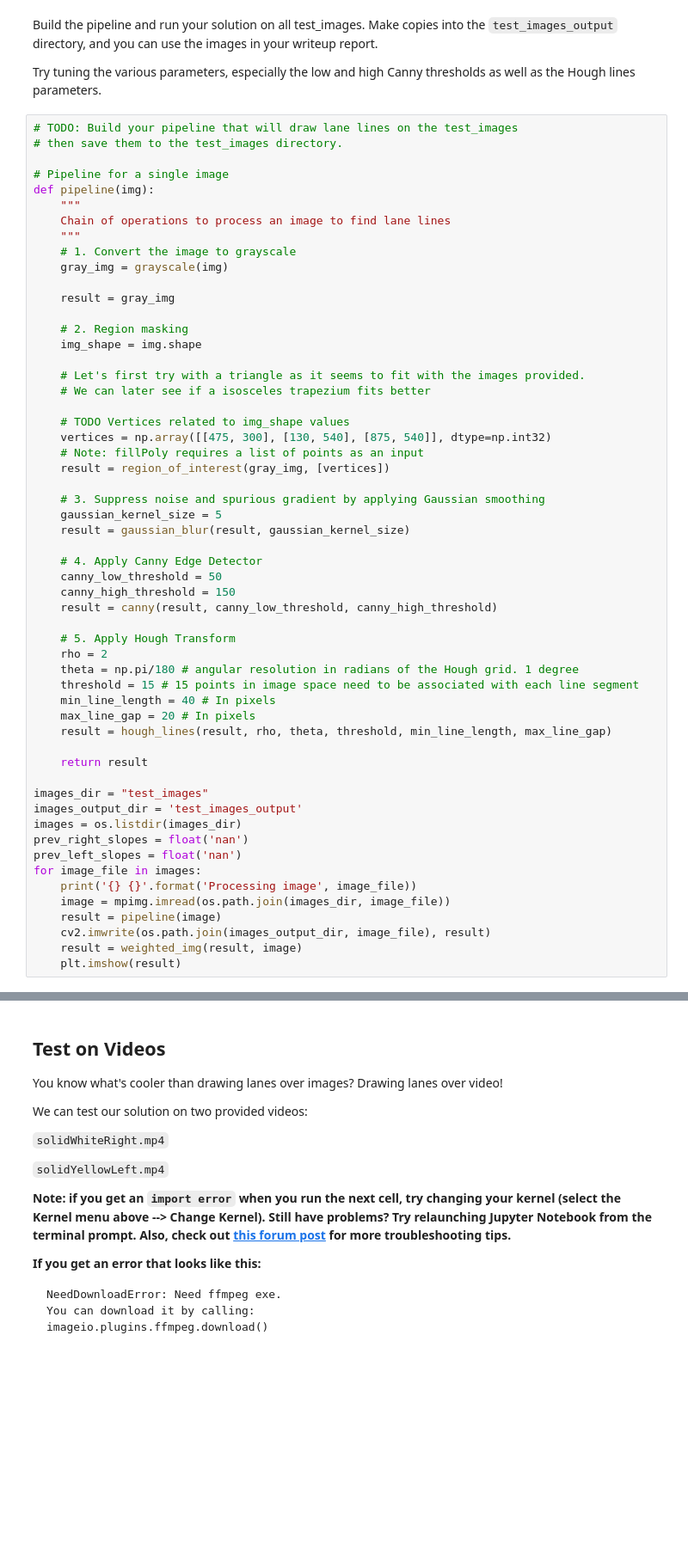
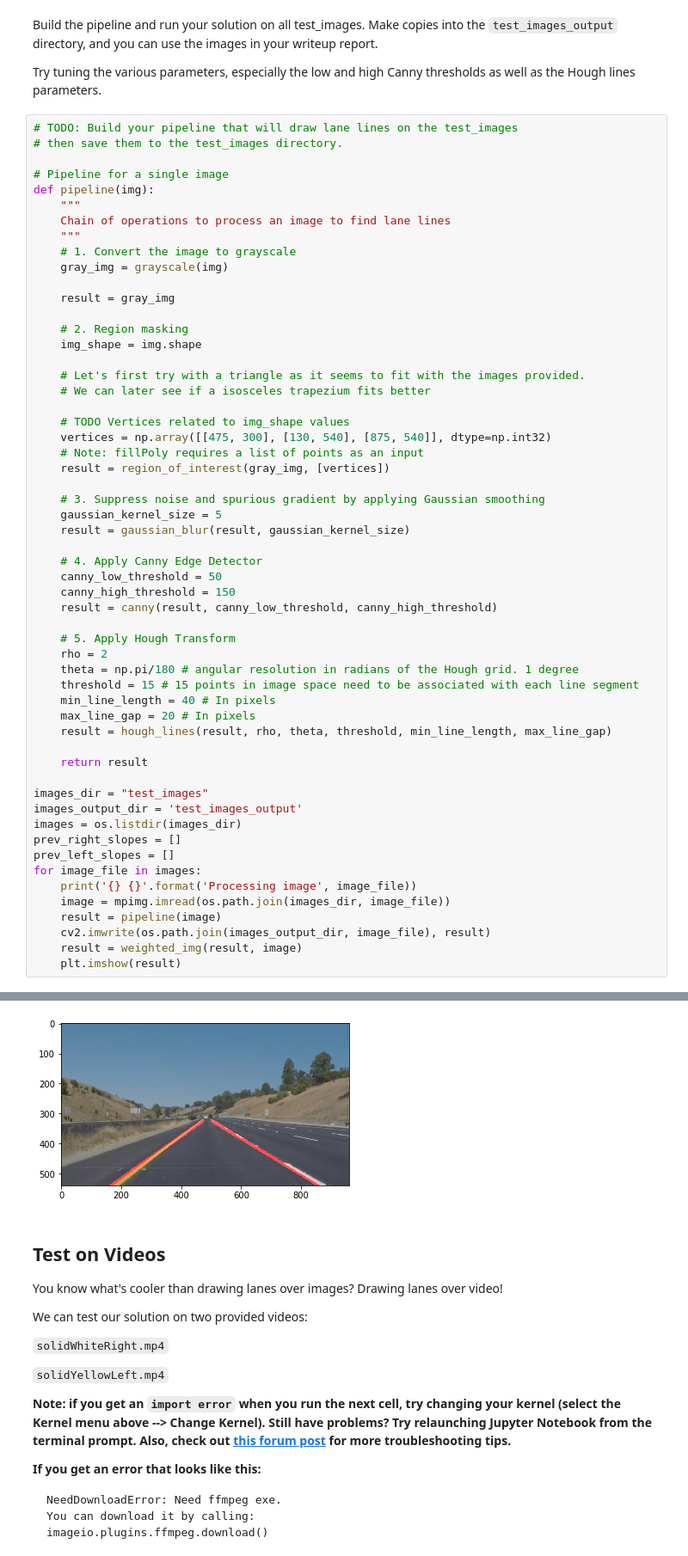
Before and after one commit to mccorby/Course-SDC, a Jupyter notebook: Term1/CarND-LaneLines-P1/P1.ipynb, the cells around one changed output, grey strips where cells are left out. Shown at 86% size. Drawn from its saved outputs; the diff is of its cells as text; blank space fills up the shorter version.

```diff
--- a/Term1/CarND-LaneLines-P1/P1.ipynb
+++ b/Term1/CarND-LaneLines-P1/P1.ipynb
@@ -342,8 +342,8 @@ def pipeline(img):
 images_dir = "test_images"
 images_output_dir = 'test_images_output'
 images = os.listdir(images_dir)
-prev_right_slopes = float('nan')
-prev_left_slopes = float('nan')
+prev_right_slopes = []
+prev_left_slopes = []
 for image_file in images:
     print('{} {}'.format('Processing image', image_file))
     image = mpimg.imread(os.path.join(images_dir, image_file))
@@ -358,3 +373,4 @@ AttributeError: 'float' object has no attribute 'append'
+[figure, added]
 # %% [markdown]
 ## Test on Videos
 
```
Also changed, not shown: parts of 3 cells of this notebook.
